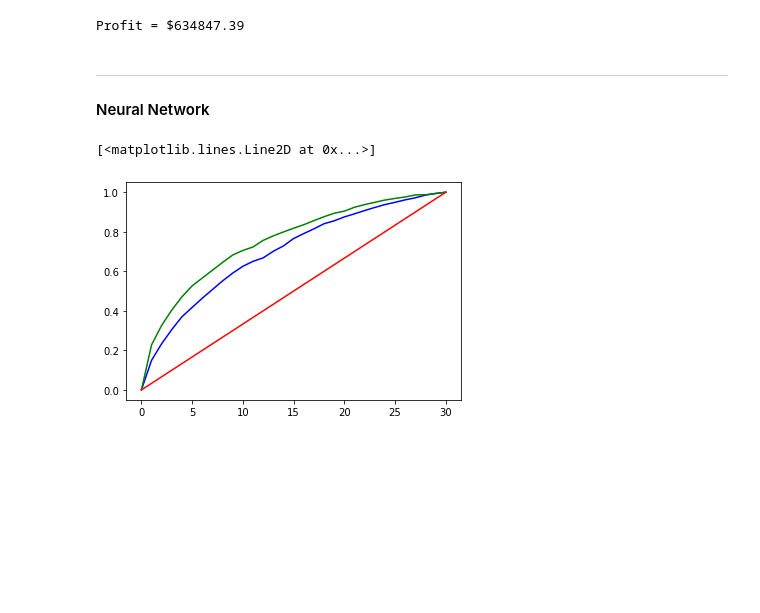
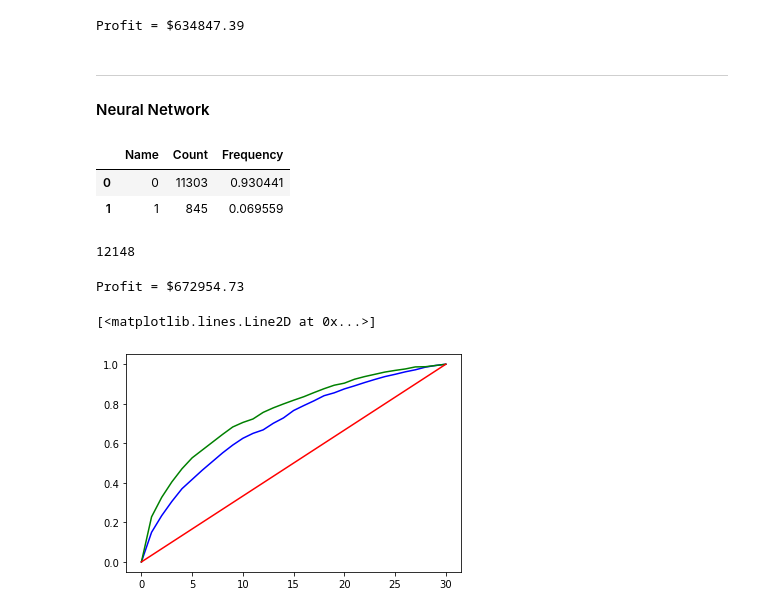
Before and after one commit to kevinbaross/mba263_intuit, a Jupyter notebook: intuit_quicken.ipynb, the cells around one changed output. Saved outputs shown, nothing was run; the diff lists cells and outputs as text; code cells hidden in the pictures; blank space fills up the shorter version.

Commit message:
Update profit calculation for neural network

```diff
--- a/intuit_quicken.ipynb
+++ b/intuit_quicken.ipynb
@@ -124,6 +124,35 @@ res_nn = mba263.neural_network(data['res1'],data[['bizflag','zip_bins','numords'
 data['p_nn'] = res_nn.predict(data[['bizflag','zip_bins','numords',
                                       'dollars','last','sincepurch','version1','owntaxprod','upgraded',
                                       'dummy_male','dummy_female','dummy_both_genders','dummy_unknown_gender']])
+# %%
+data_mailto_res_nn = data[data['p_nn']>=0.0235]
+# %%
+mba263.tabulate(data_mailto_res_nn['res1'])
+# %% [output]
+|  | Name | Count | Frequency |
+| 0 | 0 | 11303 | 0.930441 |
+| 1 | 1 | 845 | 0.069559 |
+# %%
+# Total number of customer to mail to
+
+total_to_mail_nn = len(data_mailto_res_nn)
+total_to_mail_nn
+# %% [output]
+12148
+# %%
+# Calculate profit
+
+total_population = 801821
+sample_size = 20000
+profit_each_responder = 60
+mailing_cost = 1.41
+second_wave_probability_drop_to = 0.50
+
+profit1_nn = total_population/sample_size*(845*profit_each_responder-total_to_mail_nn*mailing_cost)*second_wave_probability_drop_to
+
+print(f"Profit = ${profit1_nn:0.2f}")
+# %% [output]
+Profit = $672954.73
 # %%
 # Gains
 gains1=mba263.gain(data['res1'],data['predicted_res'],bins=30)
```
